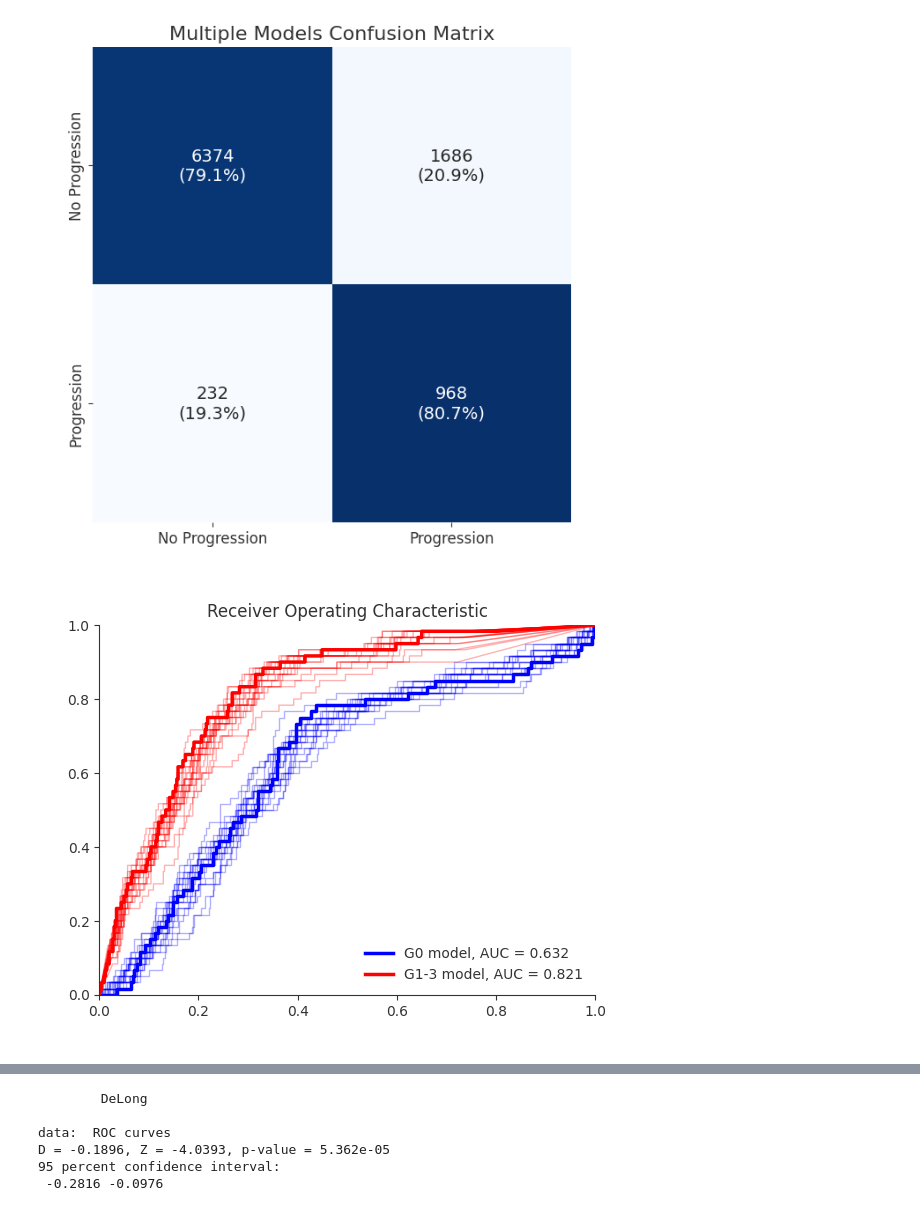
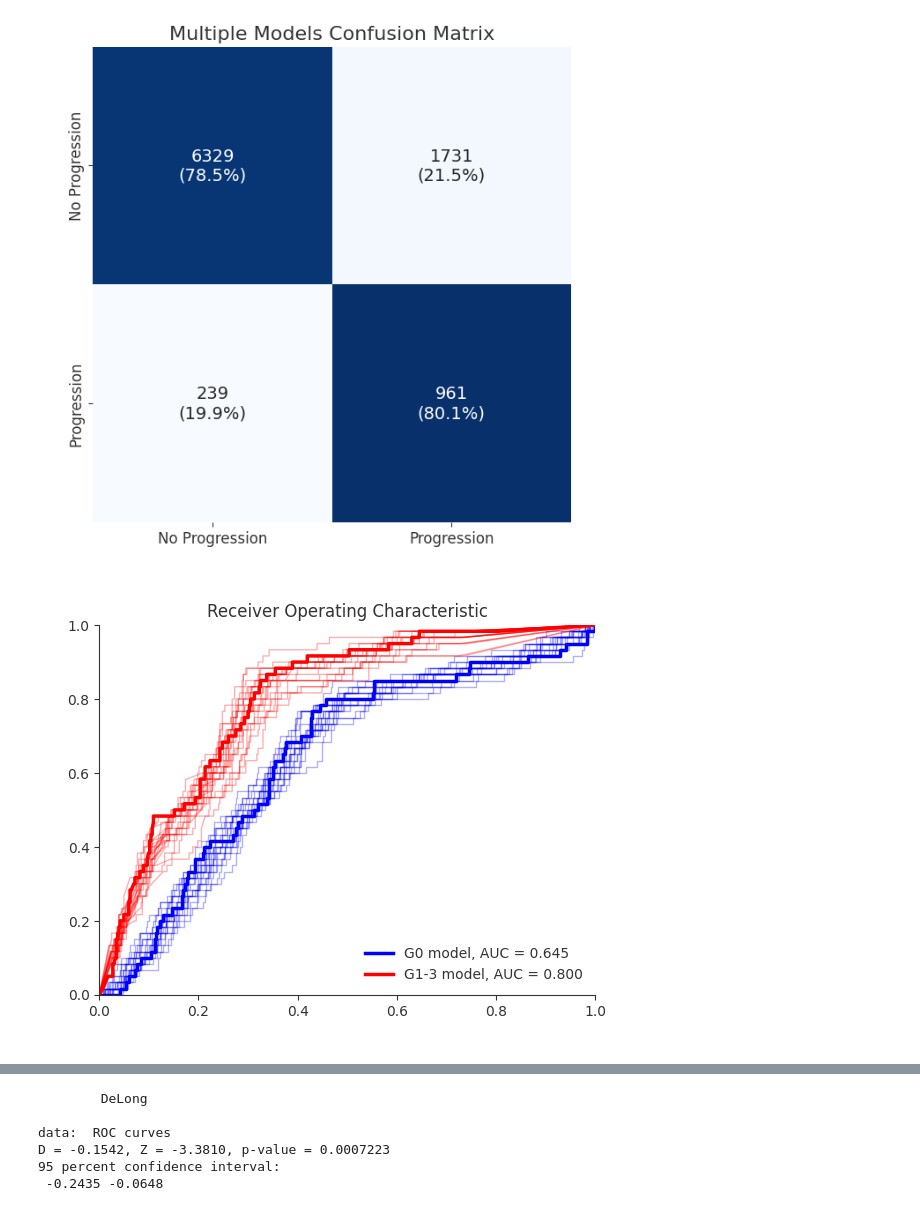
Before and after one commit to neilireson/dmo4progression, a Jupyter notebook: notebooks/data_preprocessing_and_analysis.ipynb, the cells around one changed output, grey strips where cells are left out. Drawn from its saved outputs; the diff is of its cells as text; code cells hidden in the pictures.

Commit message:
Changes for running on public (version 1.0.0) data

```diff
--- a/notebooks/data_preprocessing_and_analysis.ipynb
+++ b/notebooks/data_preprocessing_and_analysis.ipynb
@@ -200,26 +221,27 @@ os.makedirs(fig_save_dir, exist_ok=True)
 # Load data
 #
 #####################################################
-data_dir = os.getenv('DATA_DIR', '../Dataset/')
 
 # read in main MS dataset
-data_file_path = data_dir + r'MS_dataset_v.7.3.csv'
+data_file_path = data_dir + data_file
 all_data = pd.read_csv(data_file_path)
 all_data['visit.number'] = all_data['visit.number'].str.upper()  # for consistency with filenames
+# convert all column names to lower case for consistency between versions
+all_data.columns = all_data.columns.str.lower()
 
 # get participant demographics
 demo_data = all_data.copy()
 demo_data = demo_data[demo_data['visit.number'] == 'T1']
 
 # after getting table values, just crop to the necessary columns
-cols_from_dataset = ['Local.Participant', 'EDFSCR1L', 'visit.number',
+cols_from_dataset = [participant_id_var, 'edfscr1l', 'visit.number',
                      'age', 'gender', 'mstypeonset', 'mstypediag', 'visit.date']
 data = all_data[cols_from_dataset]
 
 # forward fill within groups to ensure no leakage of demographics between participants
 cols_from_dataset = [col for col in cols_from_dataset if col in ['age', 'gender', 'mstypeonset', 'mstypediag']]
 for col in cols_from_dataset:
-    data[col] = data.groupby('Local.Participant')[col].ffill()
+    data[col] = data.groupby(participant_id_var)[col].ffill()
 
 # we need to get the time difference and convert from timedelta to something that the ML models can use - probably unix time
 data['time_since_diag'] = (pd.to_datetime(data['visit.date']) - pd.to_datetime(data['mstypediag'])).dt.total_seconds()
@@ -237,18 +259,18 @@ print(f'Nan counts at each timepoint')
 g = data.groupby('visit.number')
 print(g.count().rsub(g.size(), axis=0))
 
-# drop rows with no EDS score (i.e. EDFSCR1L)
-count_before = data['Local.Participant'].nunique()
-print(f'Dropping {sum(data["EDFSCR1L"].isna())} rows with no EDSS score...')
-data = data.dropna(subset=['EDFSCR1L'])
+# drop rows with no EDSS score
+count_before = data[participant_id_var].nunique()
+print(f"Dropping {sum(data['edfscr1l'].isna())} rows with no EDSS score...")
+data = data.dropna(subset=['edfscr1l'])
 print(
-    f'Dropping rows results in {count_before - data["Local.Participant"].nunique()} participants excluded with no EDSS scores...')
+    f'Dropping rows results in {count_before - data[participant_id_var].nunique()} participants excluded with no EDSS scores...')
 
 print(f'Nan counts at each timepoint')
 g = data.groupby('visit.number')
 print(g.count().rsub(g.size(), axis=0))
 
 # Crop down to just the necessary columns
-data = data.sort_values(by=['Local.Participant', 'visit.number'])
+data = data.sort_values(by=[participant_id_var, 'visit.number'])
 # %% [output]
 Nan counts at each timepoint
@@ -2588,18 +2654,18 @@ SVM
 # %%
 def plot_misclassification_matrix(data_with_predictions, fig_name):
-    scores = sorted(list(set(data_with_predictions['EDFSCR1L']).union(
+    scores = sorted(list(set(data_with_predictions['edfscr1l']).union(
         set(data_with_predictions['next_edss']))))
 
     if n_repeats == 1:
         error_matrix = data_with_predictions.pivot_table(
-            index='EDFSCR1L',
+            index='edfscr1l',
             columns='next_edss',
             values='misclassified',
             aggfunc='sum',
             fill_value=0
         ).reindex(index=scores, columns=scores, fill_value=0)
         total_matrix = data_with_predictions.pivot_table(
-            index='EDFSCR1L',
+            index='edfscr1l',
             columns='next_edss',
             values='prediction',  # Any column works here for counting
             aggfunc='count',
@@ -2609,11 +2675,11 @@ def plot_misclassification_matrix(data_with_predictions, fig_name):
         # this hack estimates 'actual' predictions given the repeated experiments
         # Using the lambda functions in pivot_table aggfunc failed :(
         error_matrix = (data_with_predictions
-                        .groupby(['EDFSCR1L', 'next_edss'])['misclassified']
+                        .groupby(['edfscr1l', 'next_edss'])['misclassified']
                         .agg(lambda x: round(sum([i / n_repeats for i in x])))
                         .fillna(0).unstack(['next_edss']))
         total_matrix = (data_with_predictions
-                        .groupby(['EDFSCR1L', 'next_edss'])['prediction']
+                        .groupby(['edfscr1l', 'next_edss'])['prediction']
                         .agg(lambda x: round(len(x) / n_repeats))
                         .fillna(0).unstack(['next_edss']))
 
@@ -2758,2 +2824,2 @@ print(delong)
-[figure, old version]
+[figure, new version]
-[figure, old version]
+[figure, new version]
@@ -2761,6 +2827,6 @@ print(delong)
         DeLong
 
 data:  ROC curves
-D = -0.1896, Z = -4.0393, p-value = 5.362e-05
+D = -0.1542, Z = -3.3810, p-value = 0.0007223
 95 percent confidence interval:
- -0.2816 -0.0976
+ -0.2435 -0.0648
```
Also changed, not shown: parts of 22 cells of this notebook.
